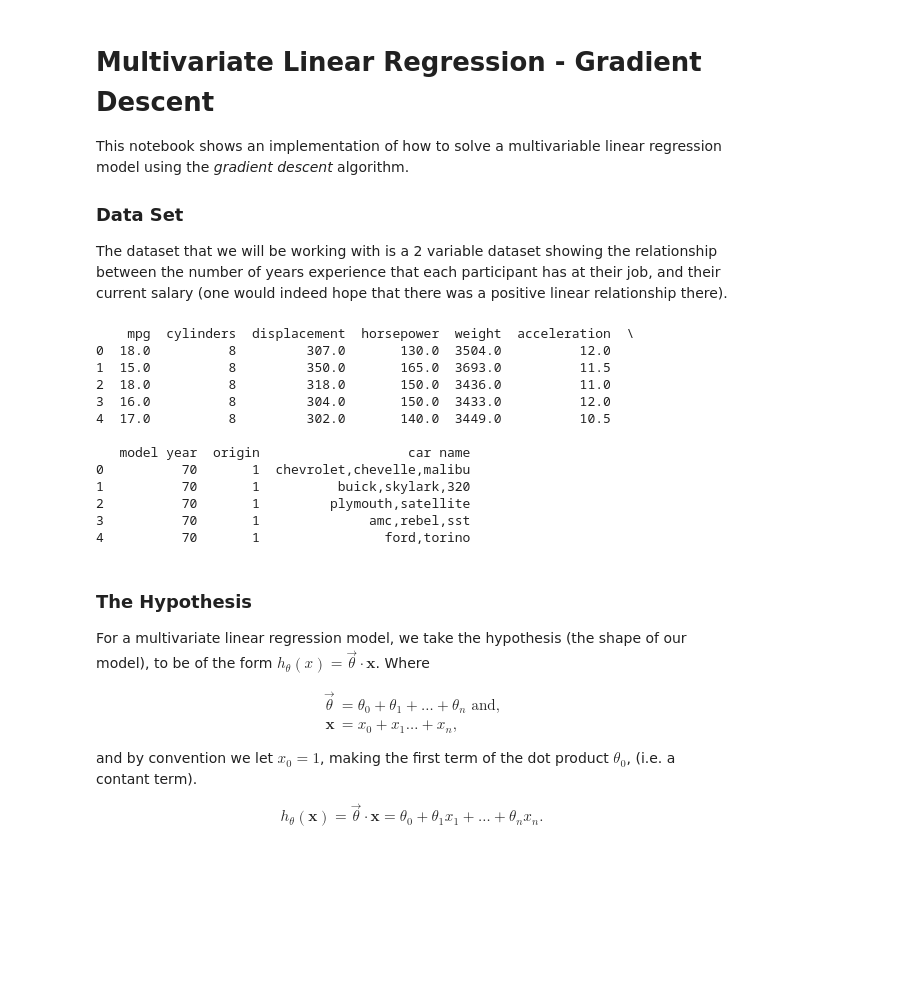
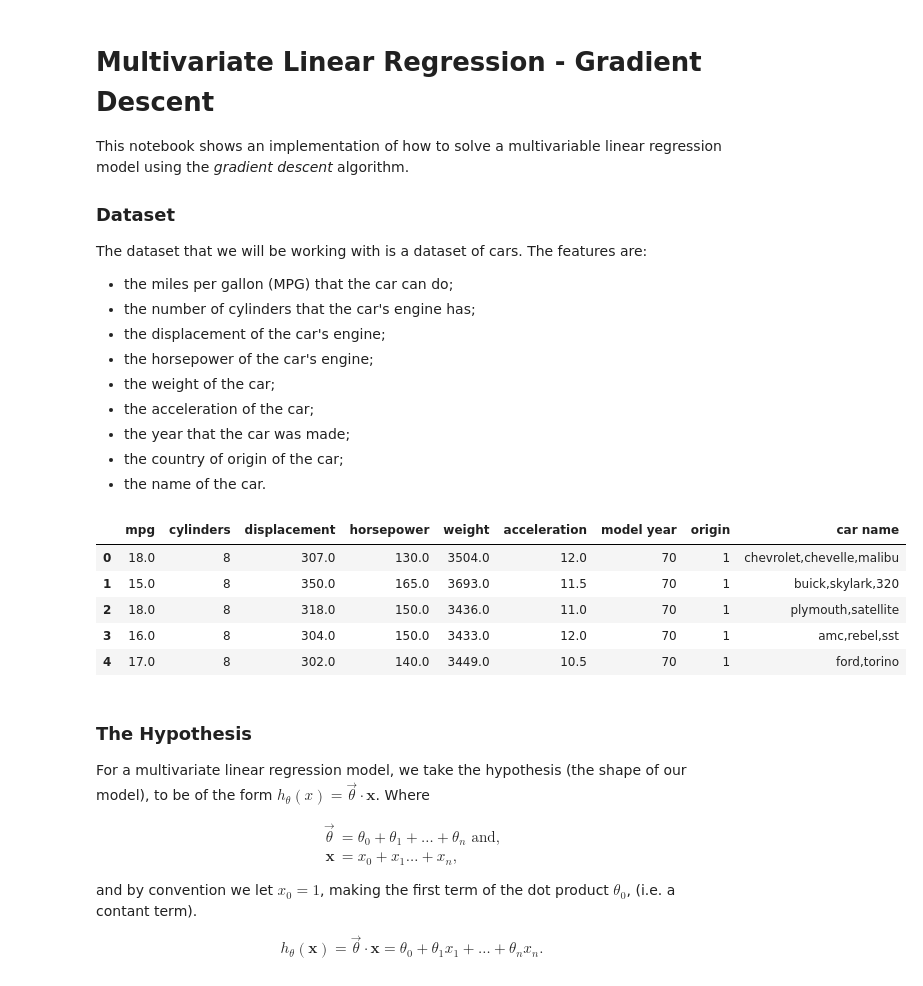
Before and after one commit to bentilley/ml-algorithms, a Jupyter notebook: Multivariate Linear Regression.ipynb, the cells around one changed output. Cells and saved outputs as stored; diff of their text form; code cells hidden in the pictures; blank space fills up the shorter version.

Commit message:
Update the data description for multivaiate linear regression

```diff
--- a/Multivariate Linear Regression.ipynb
+++ b/Multivariate Linear Regression.ipynb
@@ -3,34 +3,39 @@
 
 This notebook shows an implementation of how to solve a multivariable linear regression model using the *gradient descent* algorithm.
 
-### Data Set
+### Dataset
 
-The dataset that we will be working with is a 2 variable dataset showing the relationship between the number of years experience that each participant has at their job, and their current salary (one would indeed hope that there was a positive linear relationship there).
+The dataset that we will be working with is a dataset of cars. The features are:
+
+- the miles per gallon (MPG) that the car can do;
+- the number of cylinders that the car's engine has;
+- the displacement of the car's engine;
+- the horsepower of the car's engine;
+- the weight of the car;
+- the acceleration of the car;
+- the year that the car was made;
+- the country of origin of the car;
+- the name of the car.
 # %%
 import pandas as pd
 import numpy as np
 import matplotlib.pyplot as plt
 
 dataset = pd.read_csv("./data/auto-mpg-data.csv")
 
-print(dataset.iloc[:5, :]) # first 5 rows
+#print(dataset.iloc[:5, :]) # first 5 rows
 
 X = dataset.iloc[:, 1:-1].values # get the data as a numpy array
 y = dataset.iloc[:, :1].values
+
+dataset.head(5)
 # %% [output]
-    mpg  cylinders  displacement  horsepower  weight  acceleration  \
-0  18.0          8         307.0       130.0  3504.0          12.0
-1  15.0          8         350.0       165.0  3693.0          11.5
-2  18.0          8         318.0       150.0  3436.0          11.0
-3  16.0          8         304.0       150.0  3433.0          12.0
-4  17.0          8         302.0       140.0  3449.0          10.5
-
-   model year  origin                   car name
-0          70       1  chevrolet,chevelle,malibu
-1          70       1          buick,skylark,320
-2          70       1         plymouth,satellite
-3          70       1              amc,rebel,sst
-4          70       1                ford,torino
+|  | mpg | cylinders | displacement | horsepower | weight | acceleration | model year | origin | car name |
+| 0 | 18.0 | 8 | 307.0 | 130.0 | 3504.0 | 12.0 | 70 | 1 | chevrolet,chevelle,malibu |
+| 1 | 15.0 | 8 | 350.0 | 165.0 | 3693.0 | 11.5 | 70 | 1 | buick,skylark,320 |
+| 2 | 18.0 | 8 | 318.0 | 150.0 | 3436.0 | 11.0 | 70 | 1 | plymouth,satellite |
+| 3 | 16.0 | 8 | 304.0 | 150.0 | 3433.0 | 12.0 | 70 | 1 | amc,rebel,sst |
+| 4 | 17.0 | 8 | 302.0 | 140.0 | 3449.0 | 10.5 | 70 | 1 | ford,torino |
 # %% [markdown]
 ### The Hypothesis
 
```
